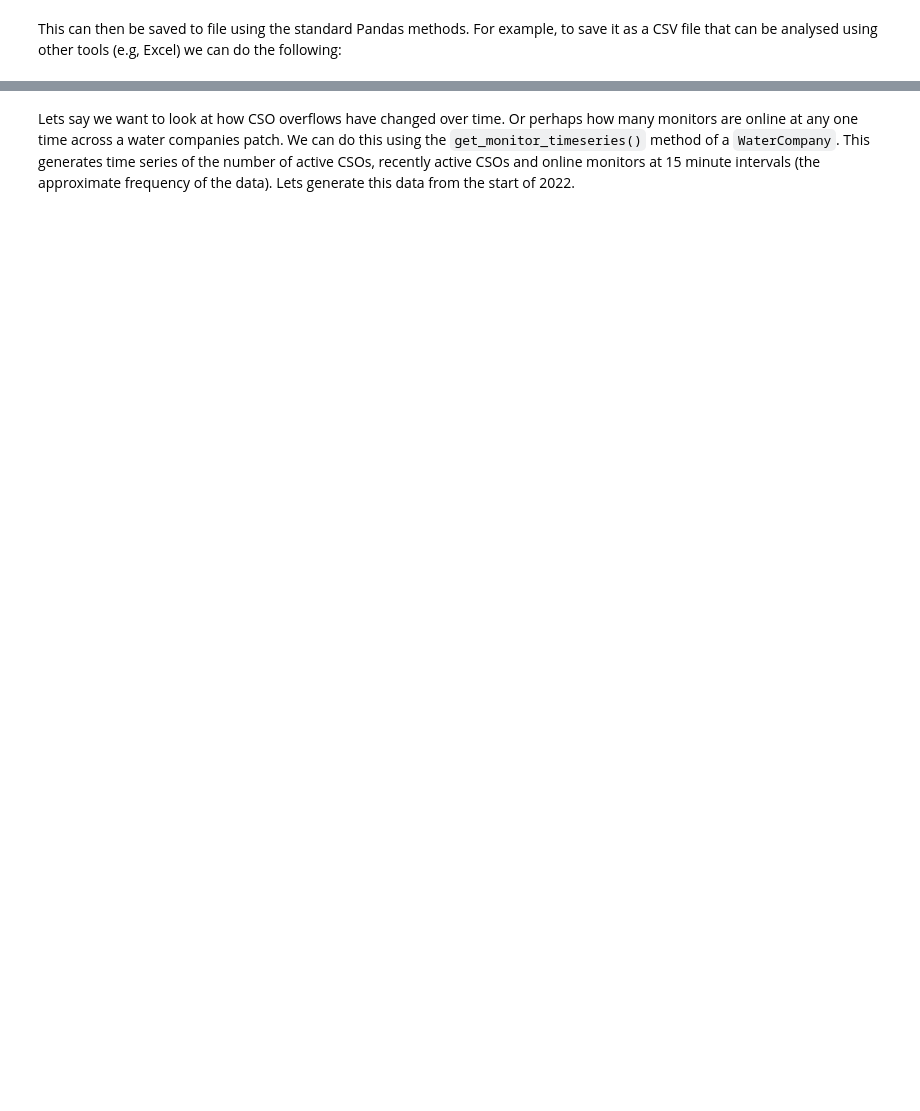
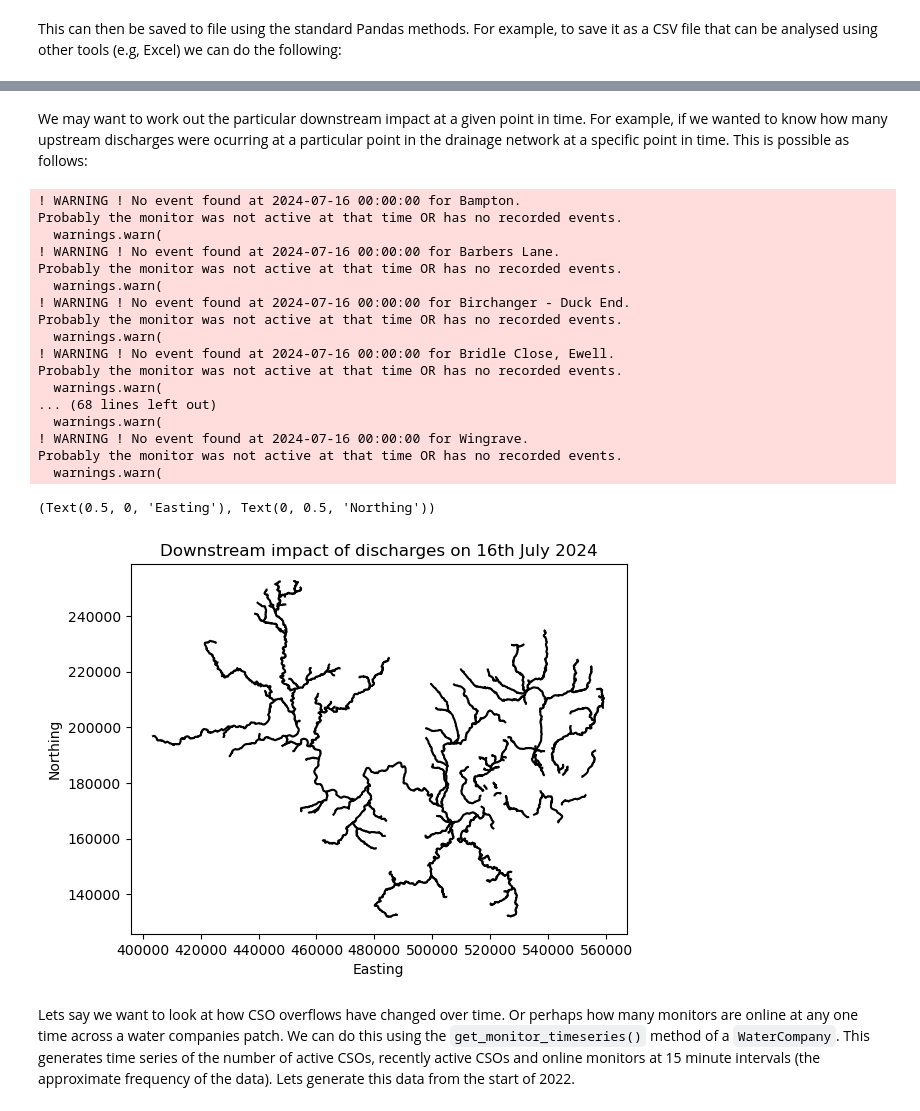
Before and after one commit to AlexLipp/POOPy, a Jupyter notebook: examples/historical_status.ipynb, the cells around one changed output, grey strips where cells are left out. Saved outputs shown, nothing was run; the diff lists cells and outputs as text; code cells hidden in the pictures; blank space fills up the shorter version.

Commit message:
Update historical example to include new features

```diff
--- a/examples/historical_status.ipynb
+++ b/examples/historical_status.ipynb
@@ -258,3 +268,40 @@ Saving history to ThamesWater240516161058.csv
+# %% [markdown]
+We may want to work out the particular downstream impact at a given point in time. For example, if we wanted to know how many upstream discharges were ocurring at a particular point in the drainage network at a specific point in time. This is possible as follows:
+# %%
+time = datetime.datetime(2024, 7, 16)
+downstream = tw.get_downstream_impact_at(time=time, include_recent_discharges=True) # Calculate downstream impact on 16th July, including recent discharges (within 48 hours)
+
+# `downstream` is a 2D numpy array with the # number of discharges upstream of each cell on the DEM grid
+# We can cast it to a geojson for easier visualisation
+#
+geojson = tw._accumulator.get_channel_segments(downstream, threshold=0.9)
+segs = tw._accumulator.get_channel_segments(downstream, threshold=0.9)
+for line in segs["coordinates"]:
+    x = [c[0] for c in line]
+    y = [c[1] for c in line]
+    plt.plot(x, y, color="k")
+plt.title("Downstream impact of discharges on 16th July 2024")
+plt.xlabel("Easting"), plt.ylabel("Northing")
+# %% [output]
+! WARNING ! No event found at 2024-07-16 00:00:00 for Bampton.
+Probably the monitor was not active at that time OR has no recorded events.
+  warnings.warn(
+! WARNING ! No event found at 2024-07-16 00:00:00 for Barbers Lane.
+Probably the monitor was not active at that time OR has no recorded events.
+  warnings.warn(
+! WARNING ! No event found at 2024-07-16 00:00:00 for Birchanger - Duck End.
+Probably the monitor was not active at that time OR has no recorded events.
+  warnings.warn(
+! WARNING ! No event found at 2024-07-16 00:00:00 for Bridle Close, Ewell.
+Probably the monitor was not active at that time OR has no recorded events.
+  warnings.warn(
+... (68 lines left out)
+  warnings.warn(
+! WARNING ! No event found at 2024-07-16 00:00:00 for Wingrave.
+Probably the monitor was not active at that time OR has no recorded events.
+  warnings.warn(
+(Text(0.5, 0, 'Easting'), Text(0, 0.5, 'Northing'))
+[figure, added]
 # %% [markdown]
 Lets say we want to look at how CSO overflows have changed over time. Or perhaps how many monitors are online at any one time across a water companies patch. We can do this using the `get_monitor_timeseries()` method of a `WaterCompany`. This generates time series of the number of active CSOs, recently active CSOs and online monitors at 15 minute intervals (the approximate frequency of the data). Lets generate this data from the start of 2022.
 # %%
```
Also changed, not shown: parts of 15 cells of this notebook.
